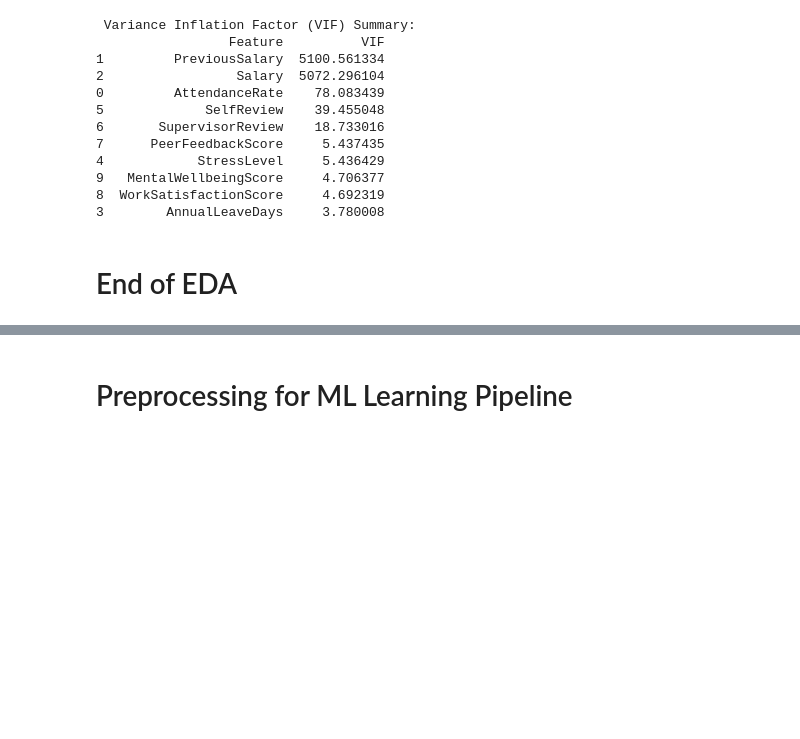
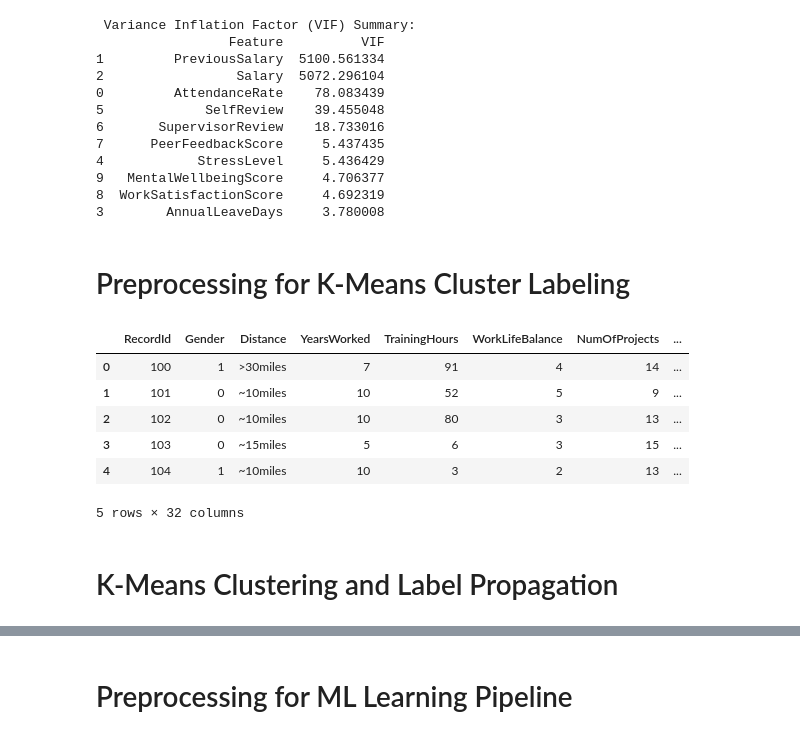
Before and after one commit to joelwheatley91/DATA_602_FINAL, a Jupyter notebook: Main.ipynb, the cells around one changed output, grey strips where cells are left out. Drawn from its saved outputs; the diff is of its cells as text; code cells hidden in the pictures; blank space fills up the shorter version.

```diff
--- a/Main.ipynb
+++ b/Main.ipynb
@@ -288,7 +289,7 @@ print(vif_data)
 8  WorkSatisfactionScore     4.692319
 3        AnnualLeaveDays     3.780008
 # %% [markdown]
-# End of EDA
+# Preprocessing for K-Means Cluster Labeling
 # %%
 from sklearn.pipeline import Pipeline
 from sklearn.compose import ColumnTransformer
@@ -323,3 +324,13 @@ X_train, X_test, y_train, y_test = train_test_split(X, y, test_size=0.2, random_
+# %%
+X.head()
+# %% [output]
+|  | RecordId | Gender | Distance | YearsWorked | TrainingHours | WorkLifeBalance | NumOfProjects | ... |
+| 0 | 100 | 1 | >30miles | 7 | 91 | 4 | 14 | ... |
+| 1 | 101 | 0 | ~10miles | 10 | 52 | 5 | 9 | ... |
+| 2 | 102 | 0 | ~10miles | 10 | 80 | 3 | 13 | ... |
+| 3 | 103 | 0 | ~15miles | 5 | 6 | 3 | 15 | ... |
+| 4 | 104 | 1 | ~10miles | 10 | 3 | 2 | 13 | ... |
+5 rows × 32 columns
 # %%
 featurepreprocessor = ColumnTransformer(
     transformers=[
@@ -330,5 +341,7 @@ preprocessor = Pipeline(steps=[
     ('pca', PCA(n_components=.9)),#.9
     ('kmeans', KMeans(n_clusters=n_clusters, random_state=42, n_init='auto'))
     ])
+# %% [markdown]
+# K-Means Clustering and Label Propagation
 # %%
 #X_dist = preprocessor.fit_transform(sme.df[num+cat])
```
Also changed, not shown: parts of 27 cells of this notebook.
